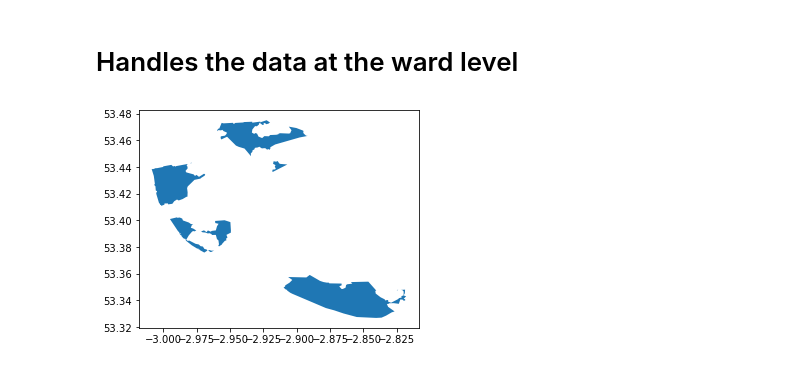
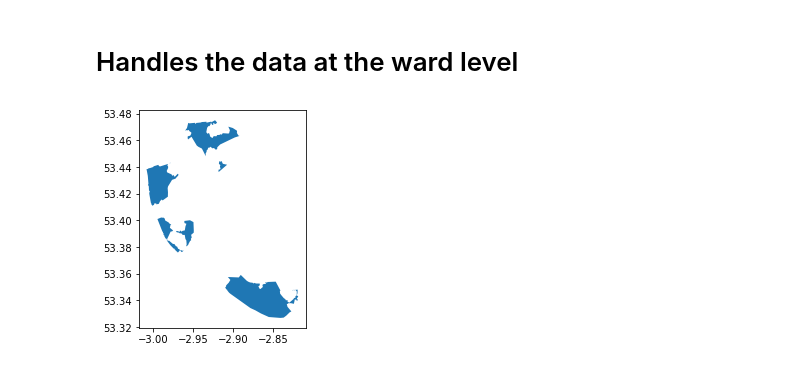
Before and after one commit to johnardavies/City_map, a Jupyter notebook: map_data_processing/Further_analysis.ipynb, the cells around one changed output. Cells and saved outputs as stored; diff of their text form; code cells hidden in the pictures.

```diff
--- a/map_data_processing/Further_analysis.ipynb
+++ b/map_data_processing/Further_analysis.ipynb
@@ -239,8 +239,10 @@ access_layer=[]
 for x in the_variables_short.keys():
          print(x)
          geom= areas_not_close(Lsoa_multdep[Lsoa_multdep[the_variables_short[x]]==5])
+         geom= geom.set_crs("EPSG:4326")
          # Print to check it's producing sensible results
          geom.plot()
+         access_layer.append(geom)
          geom.to_file("Data/Out/"+x+".geojson", driver='GeoJSON')
 # %% [output]
 population
@@ -265,8 +267,10 @@ Ward_level_data = gpd.read_file(file)
 # %%
 # Add just the ward level obesity data on its own
 geom= areas_not_close(Ward_level_data[Ward_level_data['Ward_Reception_Overweight_Obese_rank']==5])
 # Print to check it's producing sensible results
+geom= geom.set_crs("EPSG:4326")
 geom.plot()
+access_layer.append(geom)
 geom.to_file("Data/Out/Obesity.geojson", driver='GeoJSON')
 # %% [output]
-[figure, old version]
+[figure, new version]
```
Also changed, not shown: parts of 8 cells of this notebook, 1 other file.
